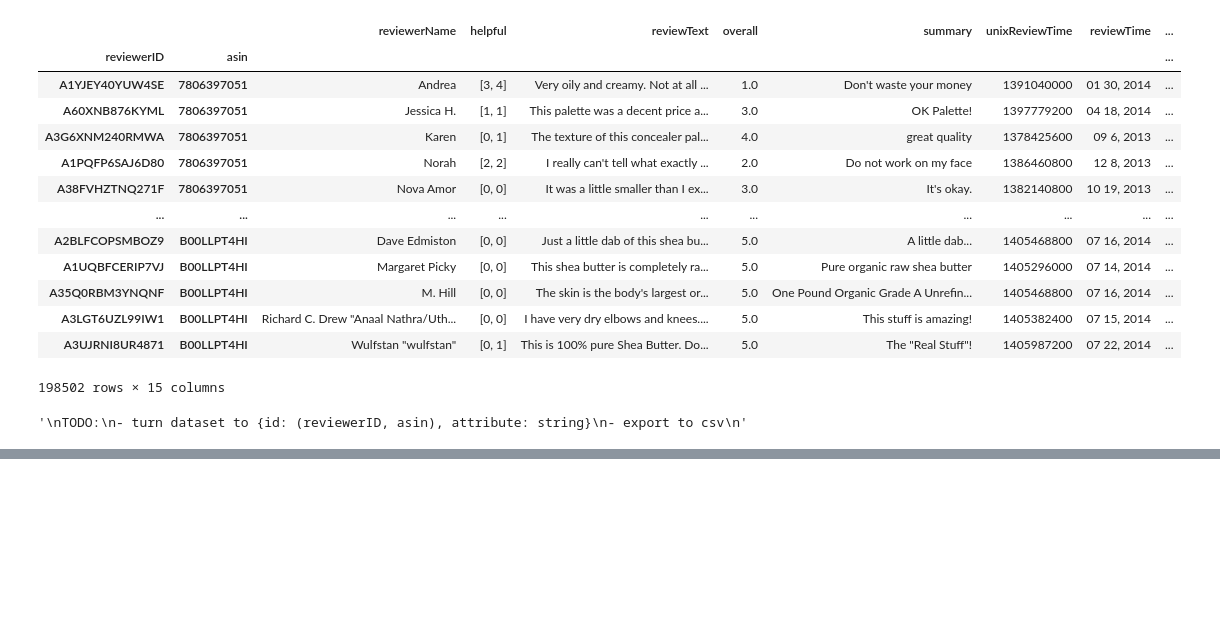
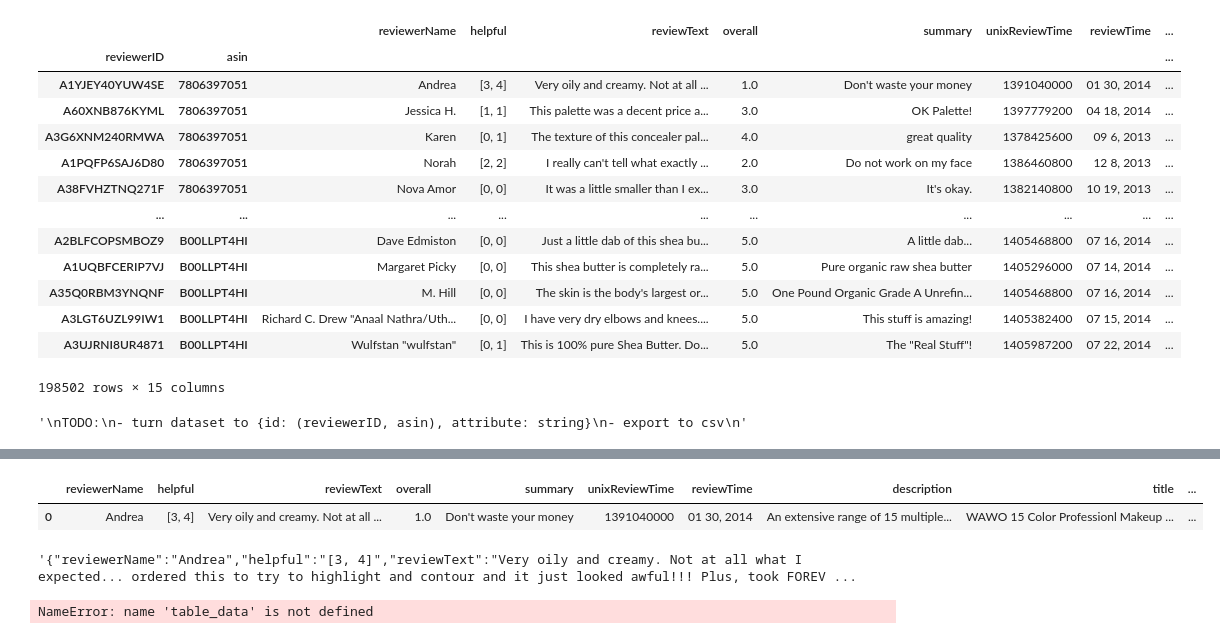
Before and after one commit to 10udCryp7/RAG-Ecoms, a Jupyter notebook: notebook/data.ipynb, the cells around one changed output, grey strips where cells are left out. Cells and saved outputs as stored; diff of their text form; code cells hidden in the pictures; blank space fills up the shorter version.

```diff
--- a/notebook/data.ipynb
+++ b/notebook/data.ipynb
@@ -120,0 +143,7 @@ TODO:
+# %%
+df_examples = table_data.iloc[[0],2:]
+
+df_examples
+# %% [output]
+|  | reviewerName | helpful | reviewText | overall | summary | unixReviewTime | reviewTime | description | title | ... |
+| 0 | Andrea | [3, 4] | Very oily and creamy. Not at all ... | 1.0 | Don't waste your money | 1391040000 | 01 30, 2014 | An extensive range of 15 multiple... | WAWO 15 Color Professionl Makeup ... | ... |
@@ -120,0 +153,9 @@ TODO:
+# %%
+tqdm.pandas()
+table_data['attributes'][0]
+# %% [output]
+'{"reviewerName":"Andrea","helpful":"[3, 4]","reviewText":"Very oily and creamy. Not at all what I expected... ordered this to try to highlight and contour and it just looked awful!!! Plus, took FOREV ...
+# %%
+table_data.to_csv(f'{dir}/rag_data.csv')
+# %% [output]
+NameError: name 'table_data' is not defined
```
Also changed, not shown: parts of 6 cells of this notebook, 5 other files.
